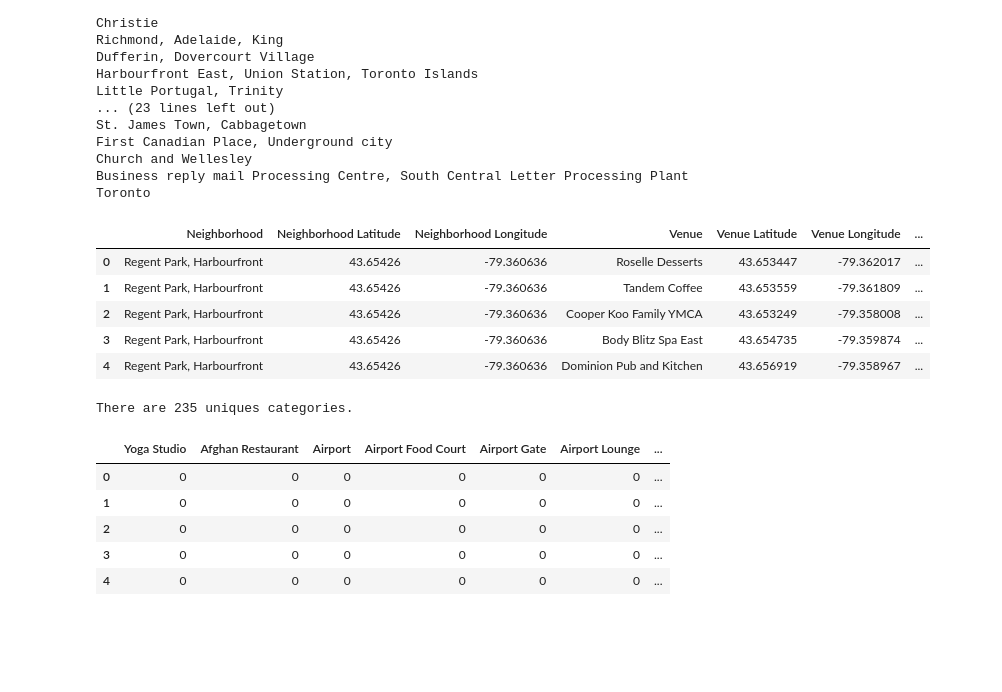
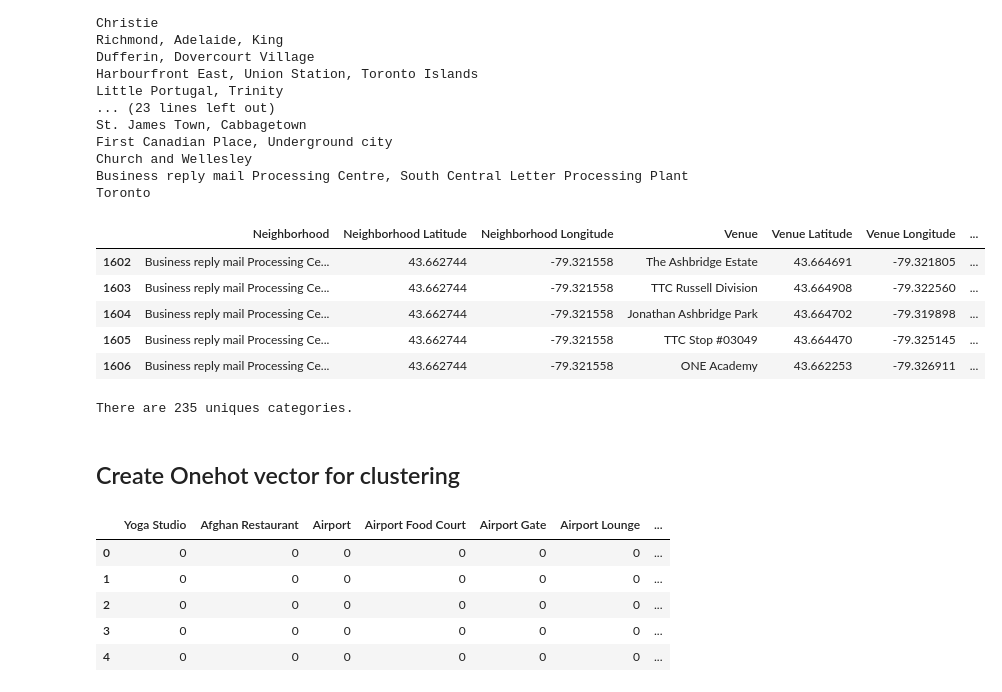
Before and after one commit to nforev/Coursera_Capstone, a Jupyter notebook: Assignment_Toronto_neighborhoods.ipynb, the cells around one changed output. Drawn from its saved outputs; the diff is of its cells as text; code cells hidden in the pictures; blank space fills up the shorter version.

```diff
--- a/Assignment_Toronto_neighborhoods.ipynb
+++ b/Assignment_Toronto_neighborhoods.ipynb
@@ -38,2 +58,2 @@ URLError: <urlopen error [Errno 101] Network is unreachable>
 # %%
-df = pd.read_csv('postal_code.csv')
+df.to_csv('postal_code.csv')
@@ -167,18 +199,20 @@ First Canadian Place, Underground city
 Church and Wellesley
 Business reply mail Processing Centre, South Central Letter Processing Plant Toronto
 # %%
-toronto_venues.head()
+toronto_venues.tail()
 # %% [output]
 |  | Neighborhood | Neighborhood Latitude | Neighborhood Longitude | Venue | Venue Latitude | Venue Longitude | ... |
-| 0 | Regent Park, Harbourfront | 43.65426 | -79.360636 | Roselle Desserts | 43.653447 | -79.362017 | ... |
-| 1 | Regent Park, Harbourfront | 43.65426 | -79.360636 | Tandem Coffee | 43.653559 | -79.361809 | ... |
-| 2 | Regent Park, Harbourfront | 43.65426 | -79.360636 | Cooper Koo Family YMCA | 43.653249 | -79.358008 | ... |
-| 3 | Regent Park, Harbourfront | 43.65426 | -79.360636 | Body Blitz Spa East | 43.654735 | -79.359874 | ... |
-| 4 | Regent Park, Harbourfront | 43.65426 | -79.360636 | Dominion Pub and Kitchen | 43.656919 | -79.358967 | ... |
+| 1602 | Business reply mail Processing Ce... | 43.662744 | -79.321558 | The Ashbridge Estate | 43.664691 | -79.321805 | ... |
+| 1603 | Business reply mail Processing Ce... | 43.662744 | -79.321558 | TTC Russell Division | 43.664908 | -79.322560 | ... |
+| 1604 | Business reply mail Processing Ce... | 43.662744 | -79.321558 | Jonathan Ashbridge Park | 43.664702 | -79.319898 | ... |
+| 1605 | Business reply mail Processing Ce... | 43.662744 | -79.321558 | TTC Stop #03049 | 43.664470 | -79.325145 | ... |
+| 1606 | Business reply mail Processing Ce... | 43.662744 | -79.321558 | ONE Academy | 43.662253 | -79.326911 | ... |
 # %%
 print('There are {} uniques categories.'.format(len(toronto_venues['Venue Category'].unique())))
 # %% [output]
 There are 235 uniques categories.
+# %% [markdown]
+## Create Onehot vector for clustering
 # %%
 toronto_onehot = pd.get_dummies(toronto_venues[['Venue Category']], prefix="", prefix_sep="")
 
```
Also changed, not shown: parts of 26 cells of this notebook.
